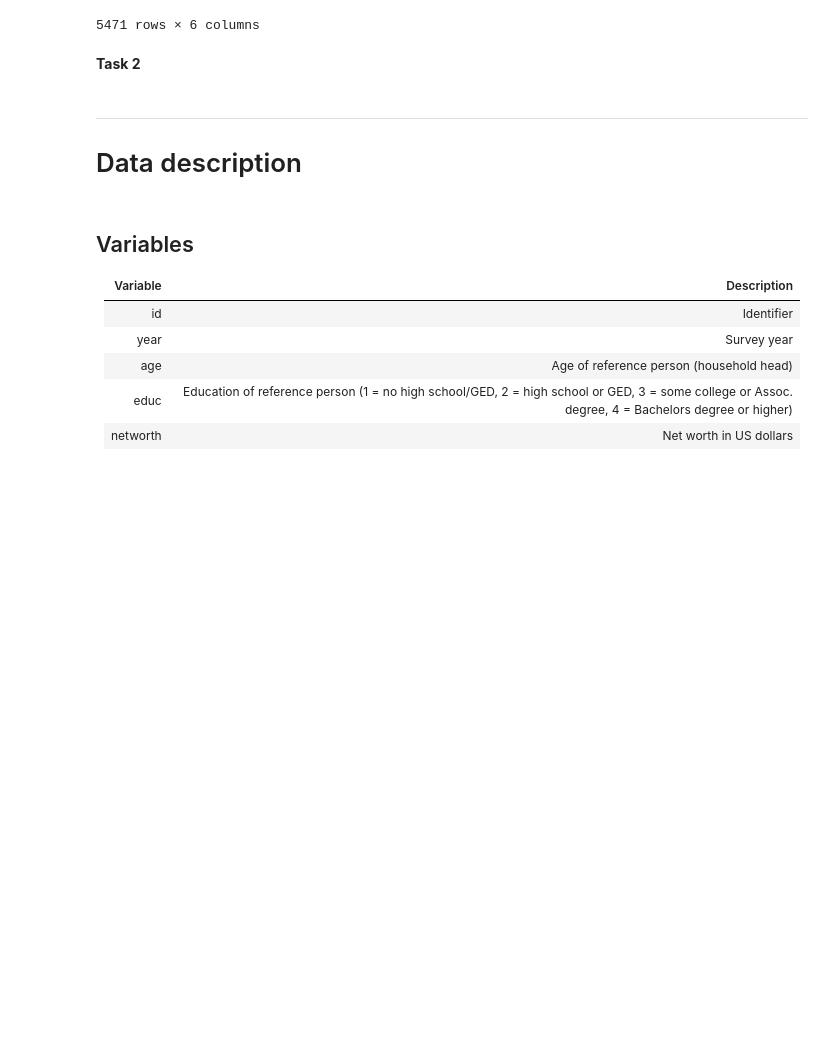
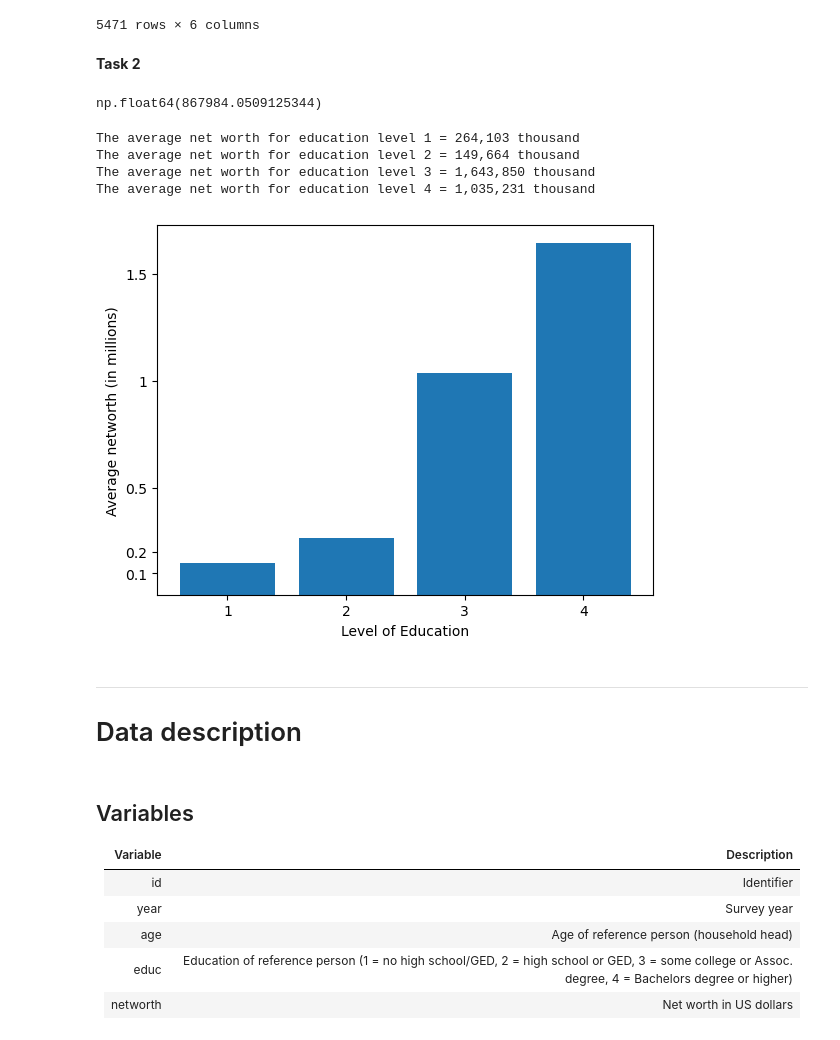
Before and after one commit to kai-thomas15/TECH2-H25-assignment2, a Jupyter notebook: assignment2.ipynb, the cells around one changed output. Drawn from its saved outputs; the diff is of its cells as text; code cells hidden in the pictures; blank space fills up the shorter version.

```diff
--- a/assignment2.ipynb
+++ b/assignment2.ipynb
@@ -161,6 +161,56 @@ df.query('25 <= age <= 89')
 5471 rows × 6 columns
 # %% [markdown]
 **Task 2**
+# %%
+
+import matplotlib.pyplot as plt
+import numpy as np
+
+df['networth'] = df['networth']*1000
+# %%
+df.networth.mean()
+# %% [output]
+np.float64(867984.0509125344)
+# %%
+# 2.1
+import numpy as np
+
+all_avg_networth = {}
+educ_levels = df['educ'].unique()
+
+for level in educ_levels:
+    avg_networth = df.loc[df['educ'] == level, 'networth'].mean()
+    all_avg_networth[level] = int(avg_networth)
+
+data = pd.Series(all_avg_networth)
+
+for x, level in enumerate(educ_levels, 1):
+    print(f'The average net worth for education level {x} = {data.loc[level]:,} thousand')
+# %% [output]
+The average net worth for education level 1 = 264,103 thousand
+The average net worth for education level 2 = 149,664 thousand
+The average net worth for education level 3 = 1,643,850 thousand
+The average net worth for education level 4 = 1,035,231 thousand
+# %%
+# 2.2
+
+avg_networth_educ = df.groupby('educ')['networth'].mean()
+
+avg_networth_educ = avg_networth_educ.astype(int)
+
+plt.Figure(figsize= (7,12))
+plt.bar(avg_networth_educ.index, avg_networth_educ)
+xticks = [1, 2, 3, 4]
+yticks = [100000, 200000, 500000, 1000000, 1500000]
+
+# sorting x-values
+plt.xlabel('Level of Education')
+plt.xticks(xticks)
+#sorting y-values
+plt.ylabel('Average networth (in millions)')
+_ = plt.yticks(yticks, [0.1, 0.2, 0.5, 1, 1.5])
+# %% [output]
+[figure, added]
 # %% [markdown]
 ***
 # Data description
```
